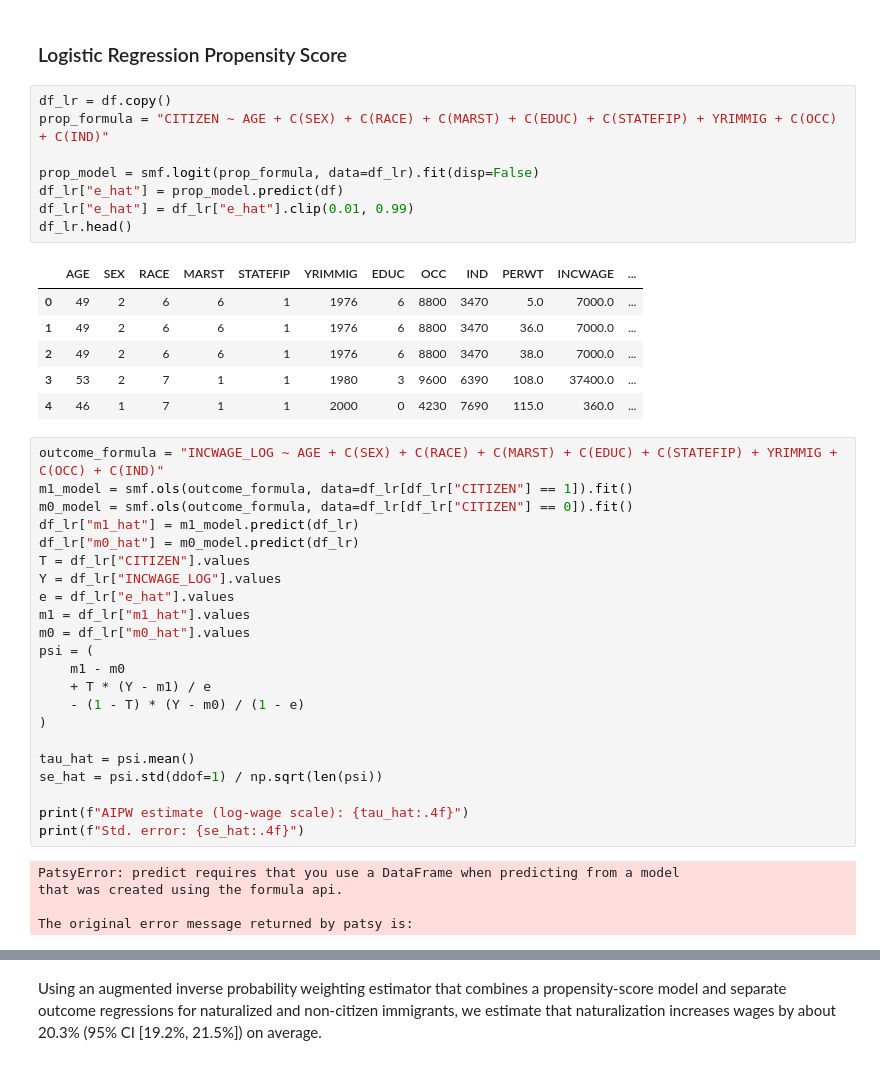
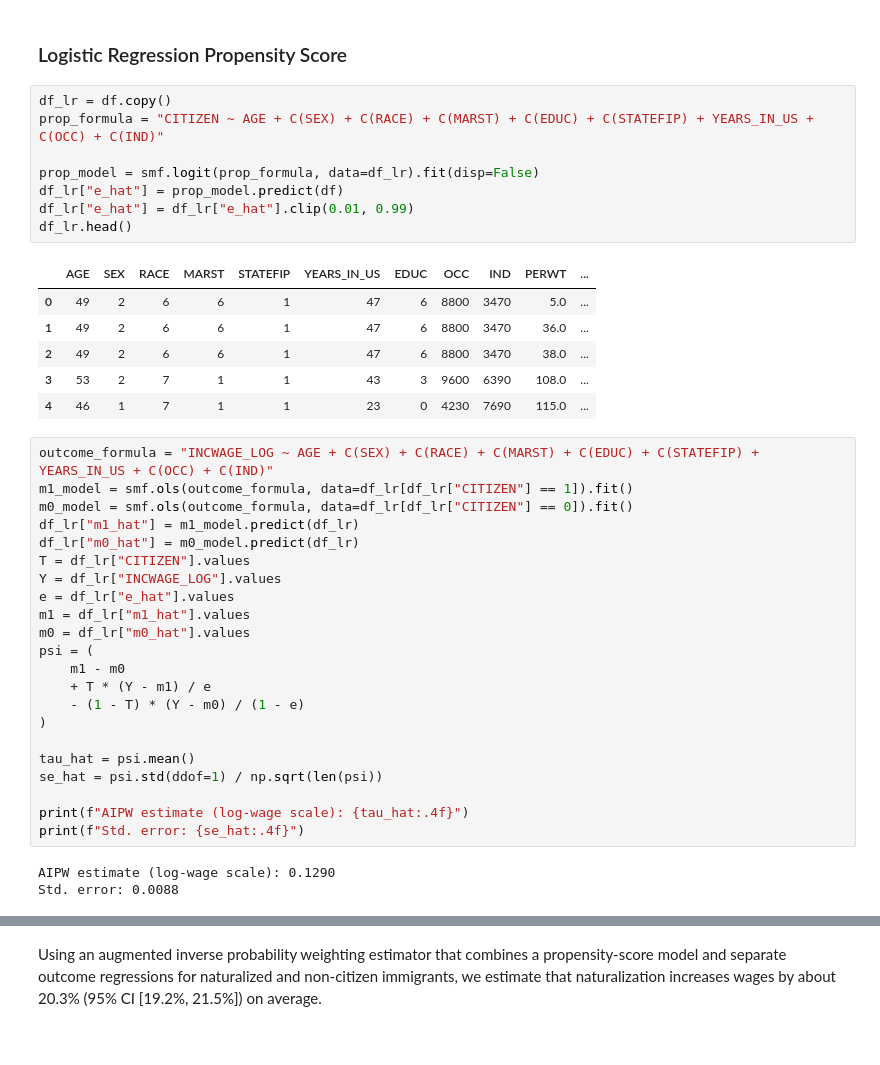
Before and after one commit to zydingstf/STAT209FinalProject, a Jupyter notebook: notebooks/03_baseline.ipynb, the cells around one changed output, grey strips where cells are left out. Drawn from its saved outputs; the diff is of its cells as text.

Commit message:
modified cleaning logic to exclude one-sided categories and updated baseline models accordingly

```diff
--- a/notebooks/03_baseline.ipynb
+++ b/notebooks/03_baseline.ipynb
@@ -50,21 +50,21 @@ Outcome regression suggests a 7.9% wage premium for naturalized immigrants. Beca
 ### Logistic Regression Propensity Score
 # %%
 df_lr = df.copy()
-prop_formula = "CITIZEN ~ AGE + C(SEX) + C(RACE) + C(MARST) + C(EDUC) + C(STATEFIP) + YRIMMIG + C(OCC) + C(IND)"
+prop_formula = "CITIZEN ~ AGE + C(SEX) + C(RACE) + C(MARST) + C(EDUC) + C(STATEFIP) + YEARS_IN_US + C(OCC) + C(IND)"
 
 prop_model = smf.logit(prop_formula, data=df_lr).fit(disp=False)
 df_lr["e_hat"] = prop_model.predict(df)
 df_lr["e_hat"] = df_lr["e_hat"].clip(0.01, 0.99)
 df_lr.head()
 # %% [output]
-|  | AGE | SEX | RACE | MARST | STATEFIP | YRIMMIG | EDUC | OCC | IND | PERWT | INCWAGE | ... |
-| 0 | 49 | 2 | 6 | 6 | 1 | 1976 | 6 | 8800 | 3470 | 5.0 | 7000.0 | ... |
-| 1 | 49 | 2 | 6 | 6 | 1 | 1976 | 6 | 8800 | 3470 | 36.0 | 7000.0 | ... |
-| 2 | 49 | 2 | 6 | 6 | 1 | 1976 | 6 | 8800 | 3470 | 38.0 | 7000.0 | ... |
-| 3 | 53 | 2 | 7 | 1 | 1 | 1980 | 3 | 9600 | 6390 | 108.0 | 37400.0 | ... |
-| 4 | 46 | 1 | 7 | 1 | 1 | 2000 | 0 | 4230 | 7690 | 115.0 | 360.0 | ... |
+|  | AGE | SEX | RACE | MARST | STATEFIP | YEARS_IN_US | EDUC | OCC | IND | PERWT | ... |
+| 0 | 49 | 2 | 6 | 6 | 1 | 47 | 6 | 8800 | 3470 | 5.0 | ... |
+| 1 | 49 | 2 | 6 | 6 | 1 | 47 | 6 | 8800 | 3470 | 36.0 | ... |
+| 2 | 49 | 2 | 6 | 6 | 1 | 47 | 6 | 8800 | 3470 | 38.0 | ... |
+| 3 | 53 | 2 | 7 | 1 | 1 | 43 | 3 | 9600 | 6390 | 108.0 | ... |
+| 4 | 46 | 1 | 7 | 1 | 1 | 23 | 0 | 4230 | 7690 | 115.0 | ... |
 # %%
-outcome_formula = "INCWAGE_LOG ~ AGE + C(SEX) + C(RACE) + C(MARST) + C(EDUC) + C(STATEFIP) + YRIMMIG + C(OCC) + C(IND)"
+outcome_formula = "INCWAGE_LOG ~ AGE + C(SEX) + C(RACE) + C(MARST) + C(EDUC) + C(STATEFIP) + YEARS_IN_US + C(OCC) + C(IND)"
 m1_model = smf.ols(outcome_formula, data=df_lr[df_lr["CITIZEN"] == 1]).fit()
 m0_model = smf.ols(outcome_formula, data=df_lr[df_lr["CITIZEN"] == 0]).fit()
 df_lr["m1_hat"] = m1_model.predict(df_lr)
@@ -86,10 +86,8 @@ se_hat = psi.std(ddof=1) / np.sqrt(len(psi))
 print(f"AIPW estimate (log-wage scale): {tau_hat:.4f}")
 print(f"Std. error: {se_hat:.4f}")
 # %% [output]
-PatsyError: predict requires that you use a DataFrame when predicting from a model
-that was created using the formula api.
-
-The original error message returned by patsy is:
+AIPW estimate (log-wage scale): 0.1290
+Std. error: 0.0088
 # %%
 perc = 100 * (np.exp(tau_hat) - 1)
 
```
Also changed, not shown: parts of 11 cells of this notebook, 2 other files.
